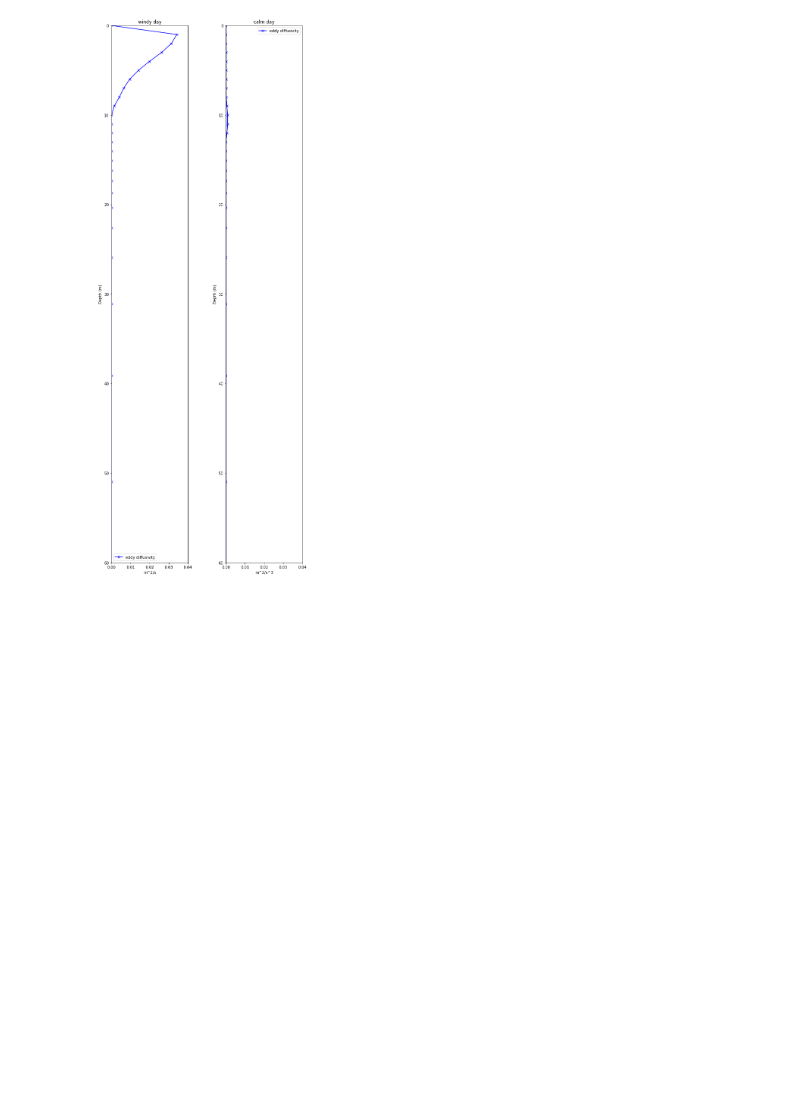
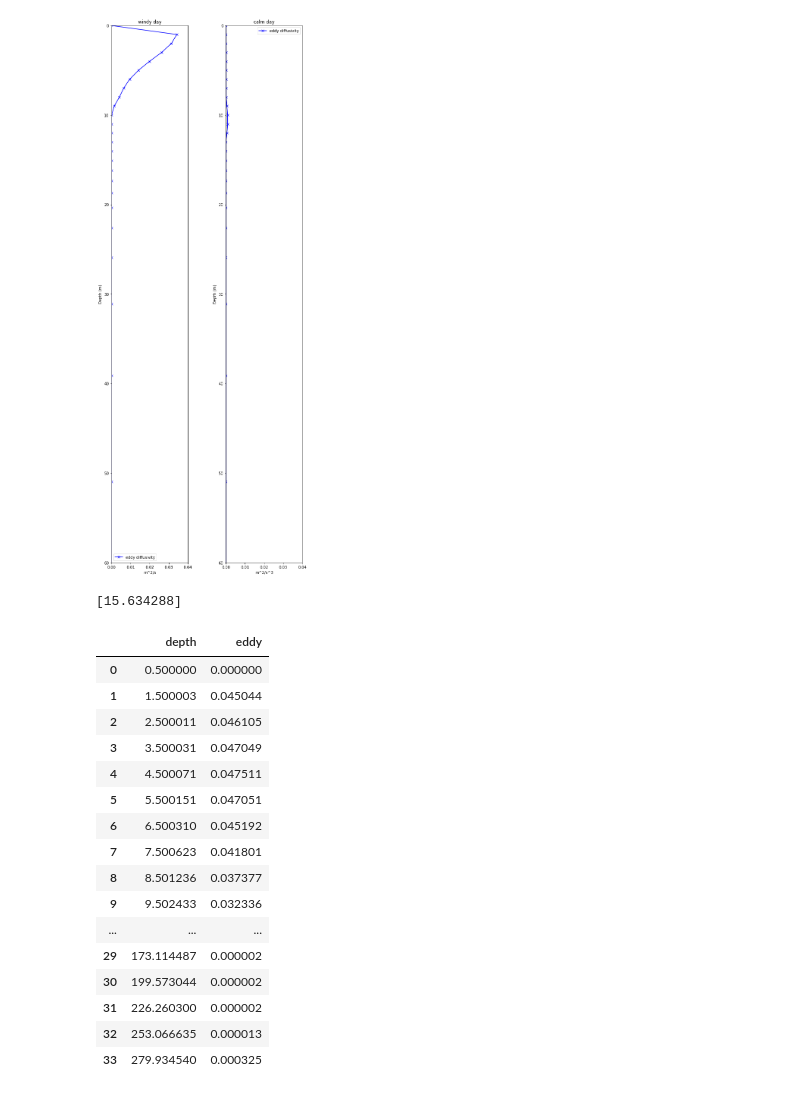
Before and after one commit to SalishSeaCast/Analysis-Aline, a Jupyter notebook: notebooks/Bloom_Timing/vertical_eddy_dissipation.ipynb, the cells around one changed output. Saved outputs shown, nothing was run; the diff lists cells and outputs as text; code cells hidden in the pictures; blank space fills up the shorter version.

Commit message:
turbocline check

```diff
--- a/notebooks/Bloom_Timing/vertical_eddy_dissipation.ipynb
+++ b/notebooks/Bloom_Timing/vertical_eddy_dissipation.ipynb
@@ -196,3 +196,62 @@ ax[1].set_title('calm day')
 # %% [output]
 Text(0.5, 1.0, 'calm day')
 [figure]
+# %%
+start=dt.datetime(2015,1,1) # some date to get depth
+end=dt.datetime(2015,1,2)
+basedir='/results2/SalishSea/nowcast-green.201905/'
+nam_fmt='nowcast'
+flen=1 # files contain 1 day of data each
+tres=24 # 1: hourly resolution; 24: daily resolution
+flist=et.index_model_files(start,end,basedir,nam_fmt,flen,"grid_T",tres)
+with xr.open_mfdataset(flist['paths']) as gridt:
+    depth_T=np.array(gridt.deptht)
+def turbo(eddy,depth):
+    turbo=list()
+    dfed=pd.DataFrame({'depth':depth[:-1], 'eddy':eddy[1:]}) #do depth T instead of W, depth[:-1], then day[1:]
+    dfed=dfed.iloc[1:] # dropping surface values
+    dfed[:21] #keep top 21 (25m depth)
+    for i, row in dfed.iterrows():
+        try:
+            if dfed['eddy'].iloc[i]<0.001:
+                turbo.append(dfed.at[i,'depth'])
+                break
+        except IndexError:
+            turbo.append(np.nan)
+            print('turbocline depth not found')
+    return turbo
+
+turbo=turbo(eddy,depth_T)
+# %%
+turbo
+# %% [output]
+[15.634288]
+# %%
+eddy_S3=list()
+#get the land mask
+col_mask = tmask[0,:,ij,ii]
+#get the depths of the watercolumn and filter only cells that have water
+depth_S3 = depth_T[col_mask==1]
+# do the same for eddy
+eddy_S3.append(eddy[col_mask==1])
+eddy_S3=(np.array(eddy_S3)).flatten()
+df=pd.DataFrame({'depth':depth_S3,'eddy':eddy_S3})
+df
+# %% [output]
+|  | depth | eddy |
+| 0 | 0.500000 | 0.000000 |
+| 1 | 1.500003 | 0.045044 |
+| 2 | 2.500011 | 0.046105 |
+| 3 | 3.500031 | 0.047049 |
+| 4 | 4.500071 | 0.047511 |
+| 5 | 5.500151 | 0.047051 |
+| 6 | 6.500310 | 0.045192 |
+| 7 | 7.500623 | 0.041801 |
+| 8 | 8.501236 | 0.037377 |
+| 9 | 9.502433 | 0.032336 |
+| ... | ... | ... |
+| 29 | 173.114487 | 0.000002 |
+| 30 | 199.573044 | 0.000002 |
+| 31 | 226.260300 | 0.000002 |
+| 32 | 253.066635 | 0.000013 |
+| 33 | 279.934540 | 0.000325 |
```
